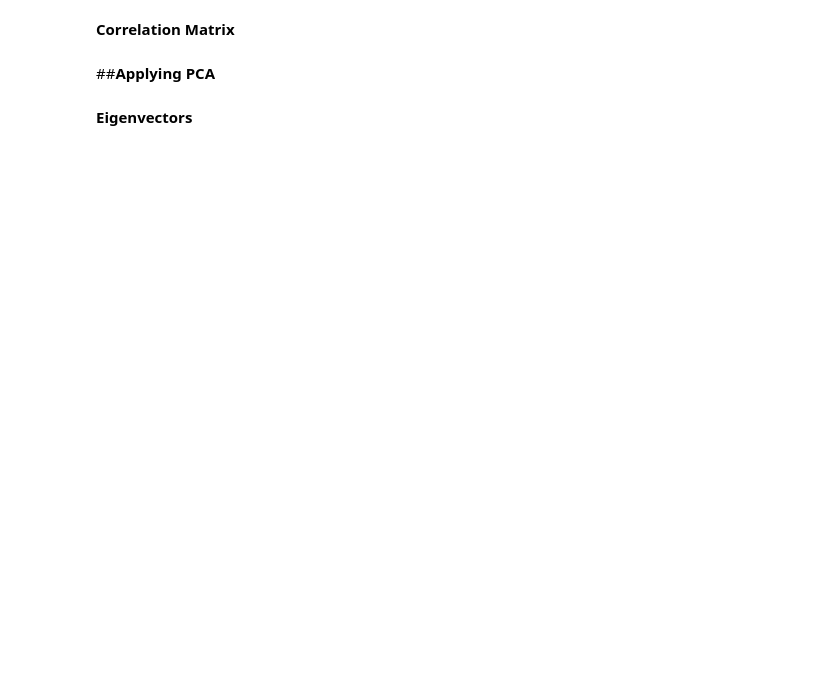
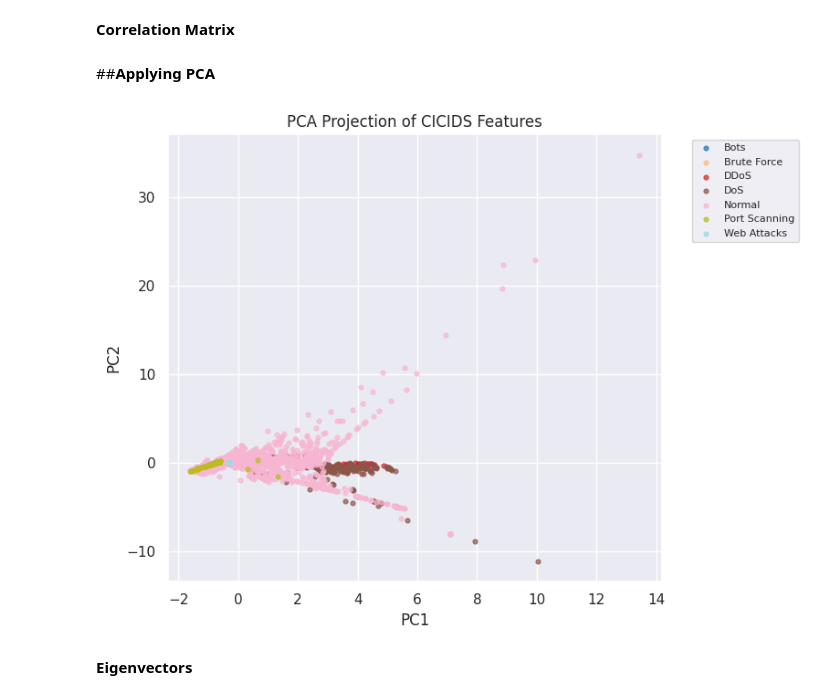
Before and after one commit to Ola-Steeve/INSE6220, a Jupyter notebook: Sample Project Classification with PyCaret.ipynb, the cells around one changed output. Saved outputs shown, nothing was run; the diff lists cells and outputs as text; code cells hidden in the pictures; blank space fills up the shorter version.

```diff
--- a/Sample Project Classification with PyCaret.ipynb
+++ b/Sample Project Classification with PyCaret.ipynb
@@ -329,3 +306,26 @@ plt.ylabel('$Z_2$')
+# %%
+Z = PCA(n_components=2).fit_transform(X)
+y_cat = df_small['target'].astype('category')
+y = y_cat.cat.codes
+class_names = list(y_cat.cat.categories)
+plt.figure(figsize=(8,6))
+
+# tab20 gives up to 20 distinct colors
+colors = plt.cm.tab20(np.linspace(0,1,len(class_names)))
+
+for i, class_name in enumerate(class_names):
+    idx = np.where(y == i)
+    plt.scatter(Z[idx,0], Z[idx,1], s=12, alpha=0.7,
+                color=colors[i], label=class_name)
+
+plt.xlabel("PC1")
+plt.ylabel("PC2")
+plt.title("PCA Projection of CICIDS Features")
+plt.legend(bbox_to_anchor=(1.05, 1), loc='upper left', fontsize=8)
+plt.tight_layout()
+plt.show()
+# %% [output]
+[figure, added]
 # %% [markdown]
 **Eigenvectors**
 # %%
```
Also changed, not shown: parts of 6 cells of this notebook.
